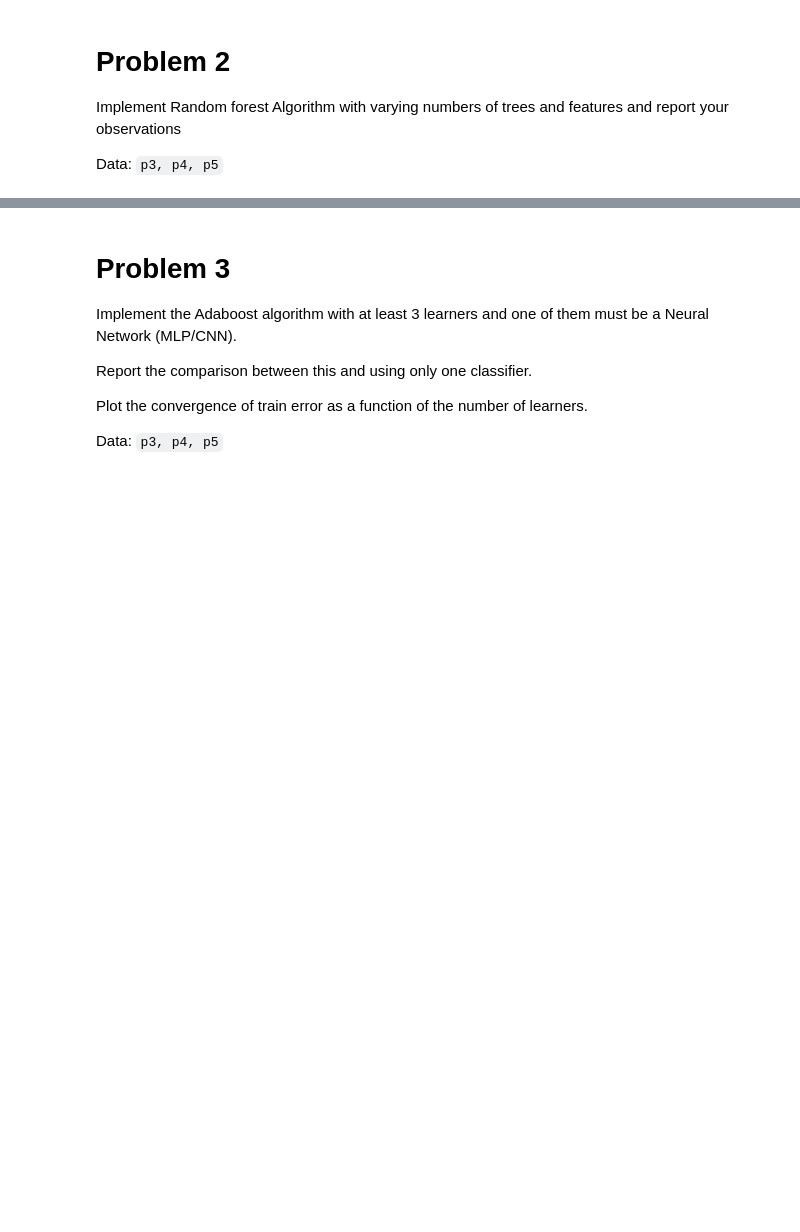
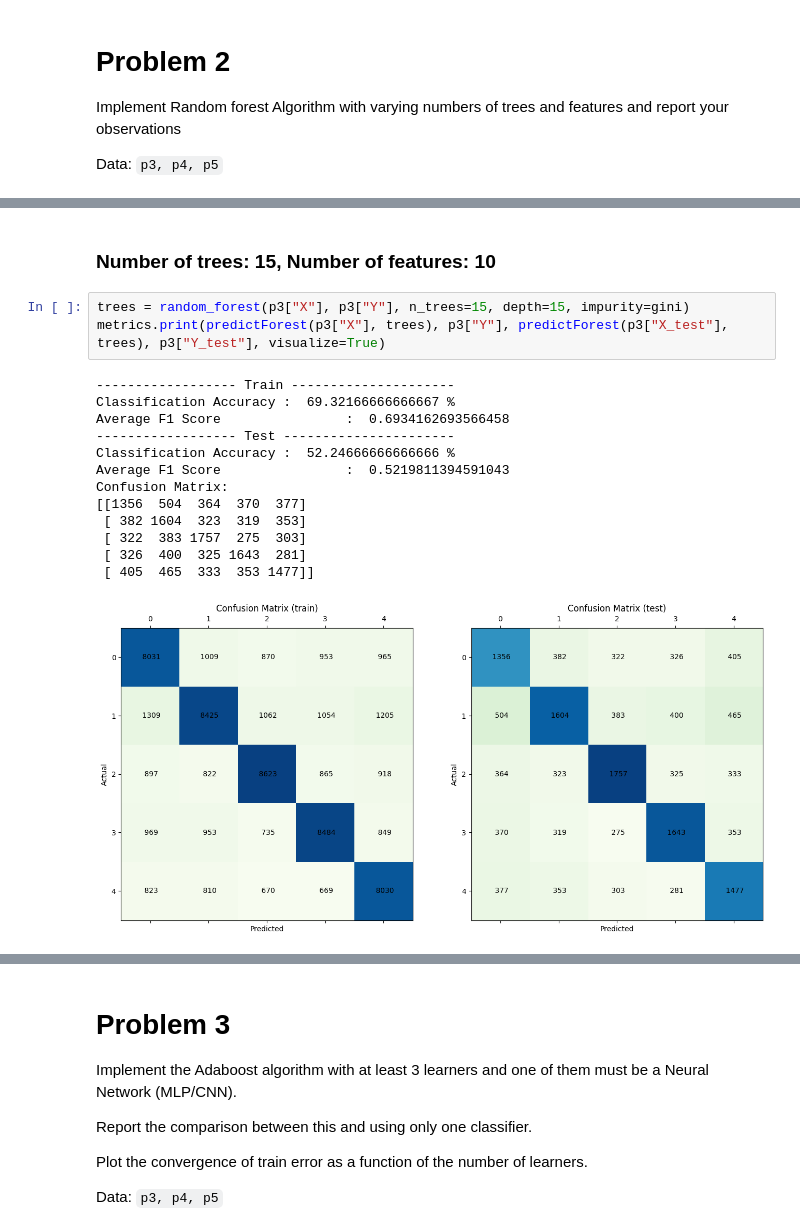
Before and after one commit to lokesh1197/PRNN-2023, a Jupyter notebook: Assignment3/solution.ipynb, the cells around one changed output, grey strips where cells are left out. Saved outputs shown, nothing was run; the diff lists cells and outputs as text; blank space fills up the shorter version.

```diff
--- a/Assignment3/solution.ipynb
+++ b/Assignment3/solution.ipynb
@@ -481,0 +528,19 @@ Data: `p3, p4, p5`
+# %% [markdown]
+### Number of trees: 15, Number of features: 10
+# %%
+trees = random_forest(p3["X"], p3["Y"], n_trees=15, depth=15, impurity=gini)
+metrics.print(predictForest(p3["X"], trees), p3["Y"], predictForest(p3["X_test"], trees), p3["Y_test"], visualize=True)
+# %% [output]
+------------------ Train ---------------------
+Classification Accuracy :  69.32166666666667 %
+Average F1 Score                :  0.6934162693566458
+------------------ Test ----------------------
+Classification Accuracy :  52.24666666666666 %
+Average F1 Score                :  0.5219811394591043
+Confusion Matrix:
+[[1356  504  364  370  377]
+ [ 382 1604  323  319  353]
+ [ 322  383 1757  275  303]
+ [ 326  400  325 1643  281]
+ [ 405  465  333  353 1477]]
+[figure, added]
```
Also changed, not shown: parts of 58 cells of this notebook, 1 other file.
